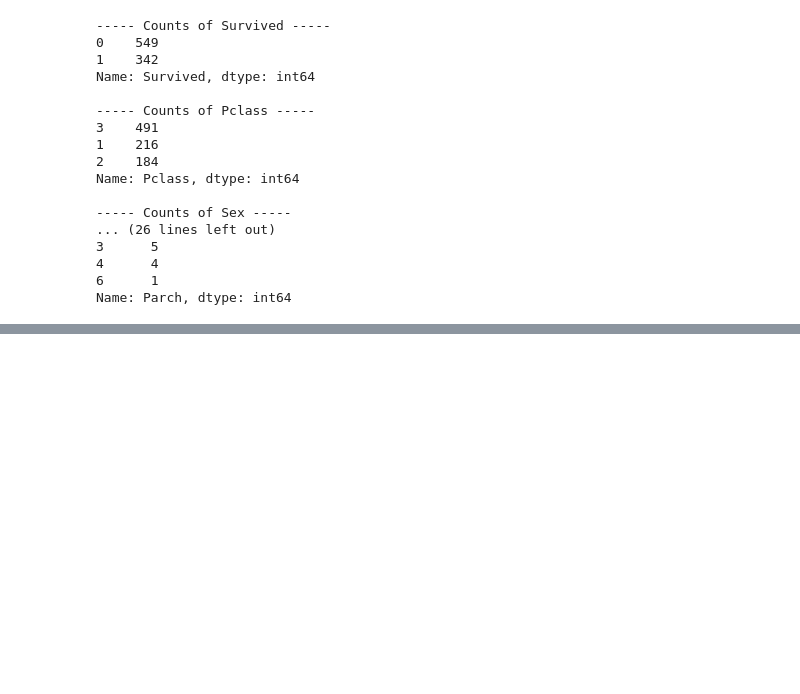
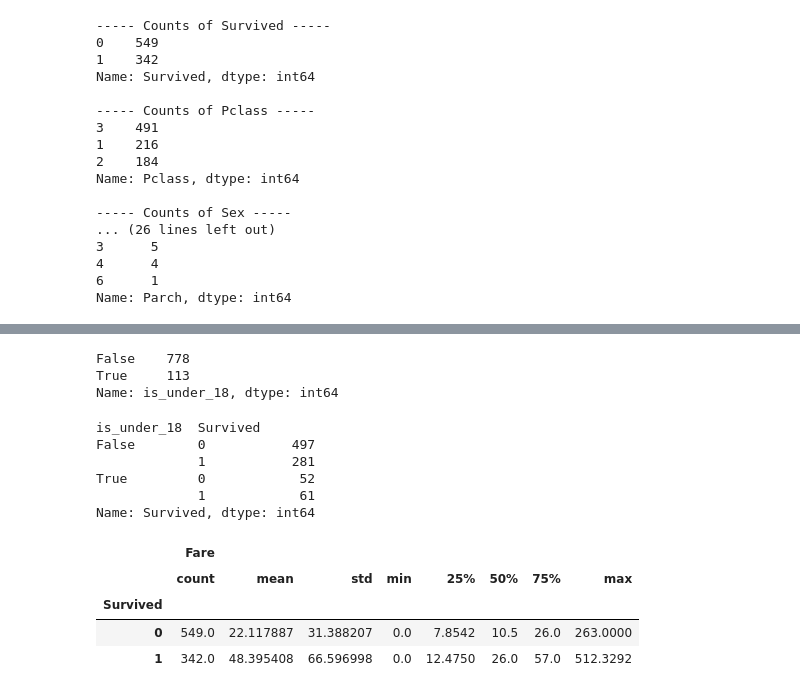
Before and after one commit to dataxerik/Udacity_Data_Analyst, a Jupyter notebook: Intro To Data Analytic/Intro To Data Analysis Project - Titanic Dataset.ipynb, the cells around one changed output, grey strips where cells are left out. Drawn from its saved outputs; the diff is of its cells as text; code cells hidden in the pictures; blank space fills up the shorter version.

```diff
--- a/Intro To Data Analytic/Intro To Data Analysis Project - Titanic Dataset.ipynb
+++ b/Intro To Data Analytic/Intro To Data Analysis Project - Titanic Dataset.ipynb
@@ -142,0 +171,23 @@ plt.show()
+# %%
+modified_raw_df['is_under_18'].value_counts()
+# %% [output]
+False    778
+True     113
+Name: is_under_18, dtype: int64
+# %%
+modified_raw_df.groupby(['is_under_18', 'Survived'])['Survived'].count()
+# %% [output]
+is_under_18  Survived
+False        0           497
+             1           281
+True         0            52
+             1            61
+Name: Survived, dtype: int64
+# %%
+modified_raw_df[['Fare', 'Survived']].groupby('Survived').describe()
+# %% [output]
+|  | Fare |  |  |  |  |  |  |  |
+|  | count | mean | std | min | 25% | 50% | 75% | max |
+| Survived |  |  |  |  |  |  |  |  |
+| 0 | 549.0 | 22.117887 | 31.388207 | 0.0 | 7.8542 | 10.5 | 26.0 | 263.0000 |
+| 1 | 342.0 | 48.395408 | 66.596998 | 0.0 | 12.4750 | 26.0 | 57.0 | 512.3292 |
```
Also changed, not shown: parts of 8 cells of this notebook.
